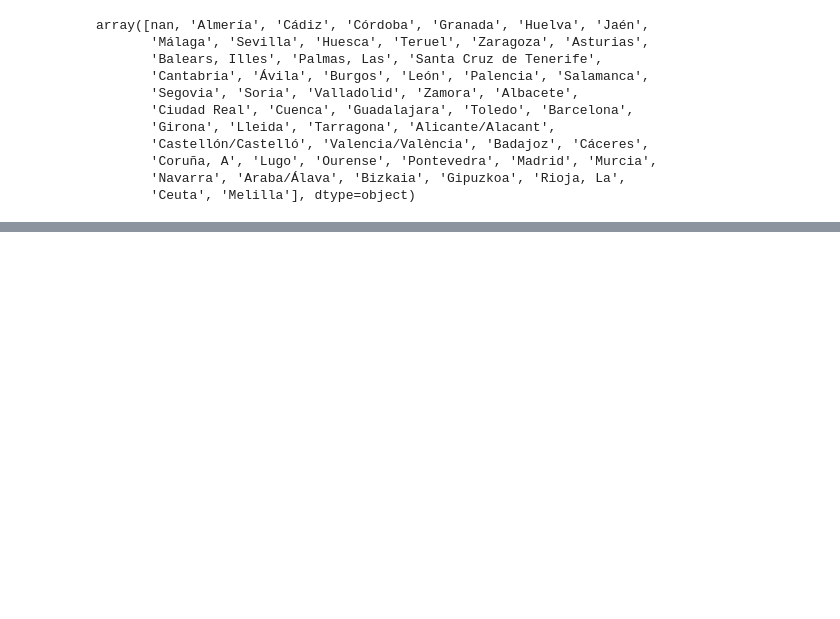
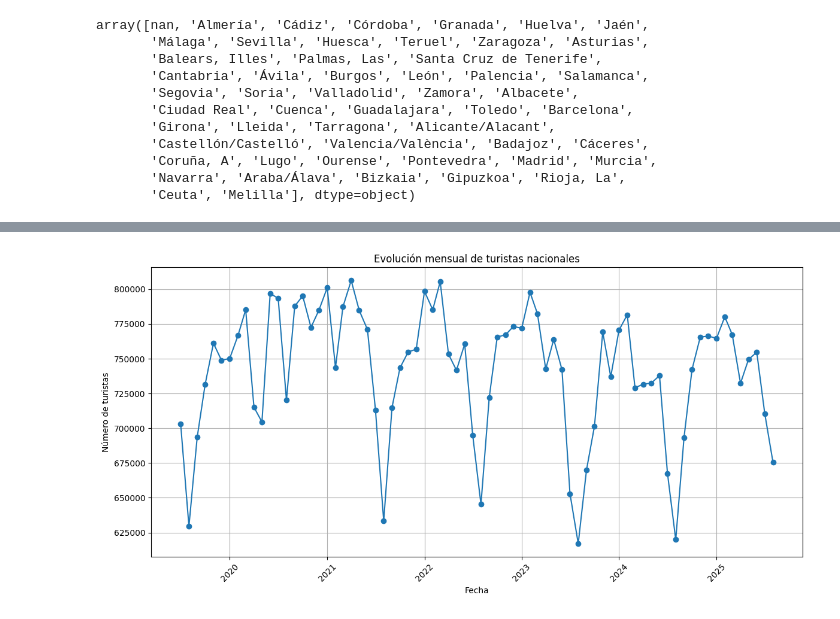
Before and after one commit to MirnaGarridoR/TrabajoML, a Jupyter notebook: ML - TURISMO/EDA-TURISMO.ipynb, the cells around one changed output, grey strips where cells are left out. Saved outputs shown, nothing was run; the diff lists cells and outputs as text; code cells hidden in the pictures; blank space fills up the shorter version.

```diff
--- a/ML - TURISMO/EDA-TURISMO.ipynb
+++ b/ML - TURISMO/EDA-TURISMO.ipynb
@@ -907,0 +896,15 @@ array([nan, 'Almería', 'Cádiz', 'Córdoba', 'Granada', 'Huelva', 'Jaén',
+# %%
+evolucion_mensual = (df_tmov.groupby(['año', 'mes'], as_index=False).agg({'num_turistas': 'sum'}).sort_values(['año', 'mes']))
+evolucion_mensual["fecha"] = pd.to_datetime(evolucion_mensual["año"].astype(str) + "-" + evolucion_mensual["mes"].astype(str),format="%Y-%m")
+
+plt.figure(figsize=(12, 6))
+plt.plot(evolucion_mensual["fecha"], evolucion_mensual["num_turistas"], marker='o')
+plt.title("Evolución mensual de turistas nacionales")
+plt.xlabel("Fecha")
+plt.ylabel("Número de turistas")
+plt.grid(True)
+plt.xticks(rotation=45)
+plt.tight_layout()
+plt.show()
+# %% [output]
+[figure, added]
```
Also changed, not shown: parts of 15 cells of this notebook, 1 other file.
